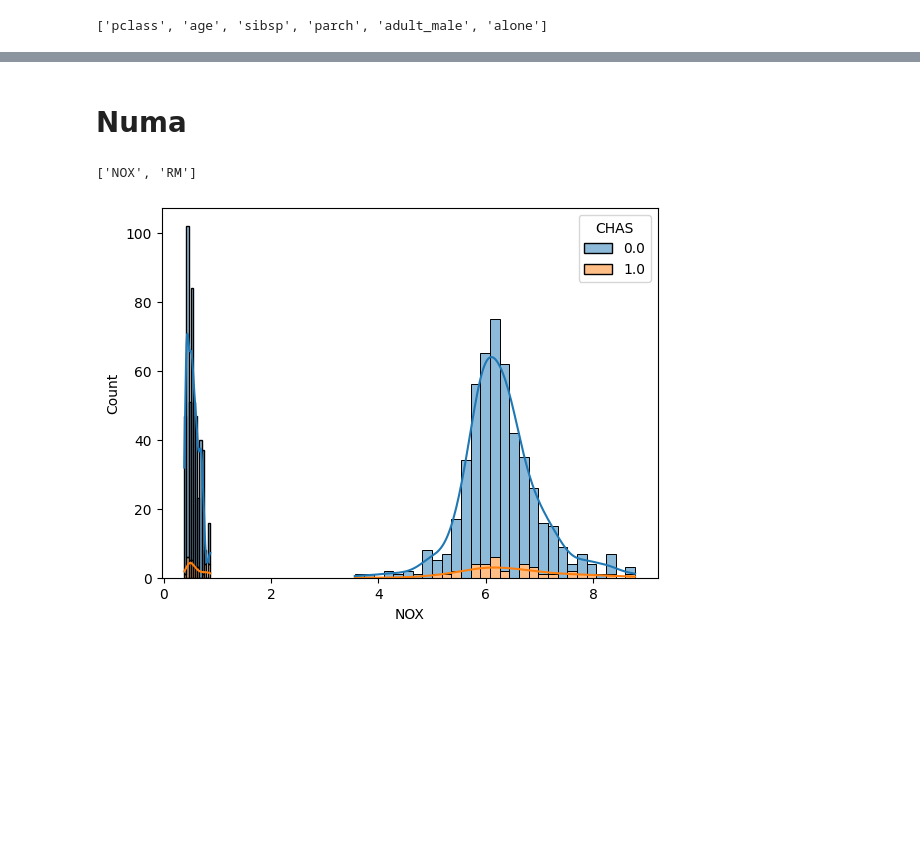
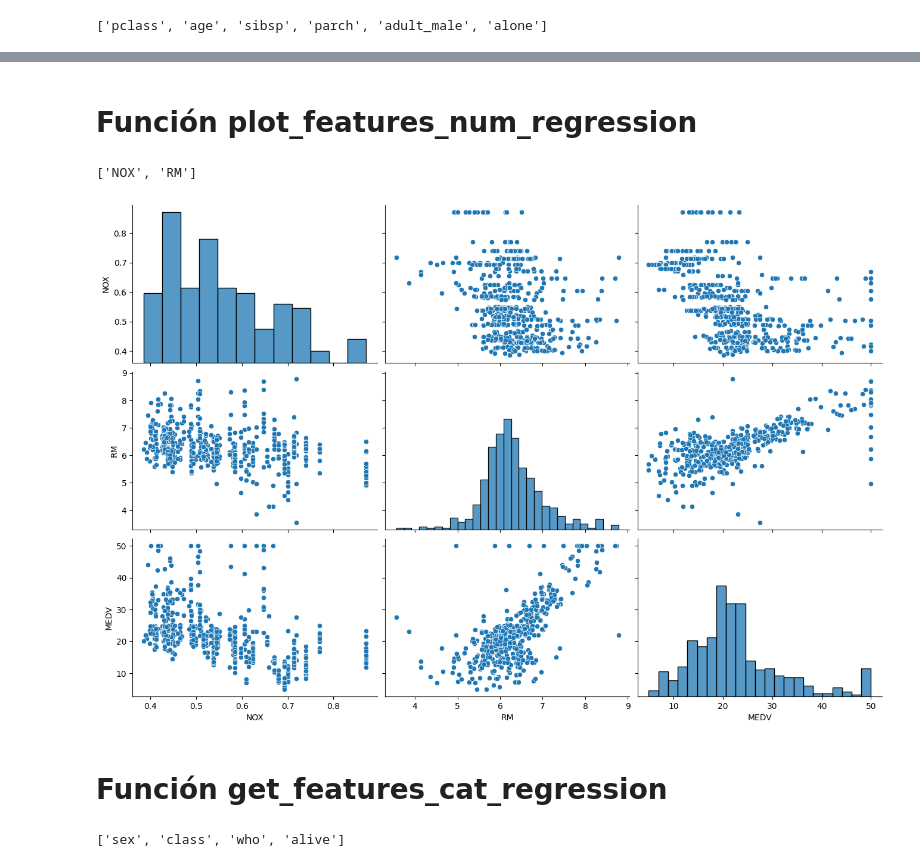
Before and after one commit to RogelioGarciaAlvarez/ONLINE_DS_THEBRIDGE_TEAM_CHALLENGE, a Jupyter notebook: Toolbox/Codigo_ejemplo - copia.ipynb, the cells around one changed output, grey strips where cells are left out. Drawn from its saved outputs; the diff is of its cells as text; code cells hidden in the pictures; blank space fills up the shorter version.

```diff
--- a/Toolbox/Codigo_ejemplo - copia.ipynb
+++ b/Toolbox/Codigo_ejemplo - copia.ipynb
@@ -174,52 +51,10 @@ tools_ML.describir_df(df_titanic)
-# %% [markdown]
-# Numa
-# %%
-def plot_features_cat_regression(dataframe, target_col="", columns=[], pvalue=0.05, with_individual_plot=True):
-
-    # Verificar los valores de entrada
-    if not isinstance(dataframe, pd.DataFrame):
-        raise ValueError("El primer argumento debe ser un dataframe.")
-
-    if target_col not in dataframe.columns:
-        raise ValueError(f"La columna '{target_col}' no existe en el dataframe.")
-
-    if not isinstance(columns, list):
-        raise ValueError("El argumento 'columns' debe ser una lista.")
-
-    if not all(col in dataframe.columns for col in columns):
-        raise ValueError("Al menos una de las columnas especificadas en 'columns' no existe en el dataframe.")
-
-    if not isinstance(pvalue, (float, int)):
-        raise ValueError("El argumento 'pvalue' debe ser un número.")
-
-    if not isinstance(with_individual_plot, bool):
-        raise ValueError("El argumento 'with_individual_plot' debe ser un valor booleano.")
-
-    # Si la lista 'columns' está vacía, asignar las variables numéricas del dataframe
-    if not columns:
-        columns = dataframe.select_dtypes(include=['number']).columns.tolist()
-
-    # Almacenar las columnas que cumplen las condiciones
-    significant_columns = []
-
-    for col in columns:
-        # Realizar el test de chi-cuadrado entre la variable categórica y la target
-        contingency_table = pd.crosstab(dataframe[col], dataframe[target_col])
-        _, p_val, _, _ = chi2_contingency(contingency_table)
-
-        # Comprobar si el p-valor es significativo
-        if p_val <= (1 - pvalue):
-            significant_columns.append(col)
-
-            # Si se especifica, plotear el histograma agrupado
-
-        if with_individual_plot:
-            sns.histplot(data=dataframe, x=col, hue=target_col, multiple="stack", kde=True)
-
-    return significant_columns
-
-
-plot_features_cat_regression(df_practica_rl, target_col = "CHAS", columns = ["NOX","RM"])
-# %% [output]
-['NOX', 'RM']
-[figure, removed]
+# %% [markdown]
+# Función plot_features_num_regression
+# %%
+features_numericas = tools_ML.plot_features_num_regression(df=df_practica_rl, target_col="MEDV", lista_columnas=["NOX","CHAS","RM"], umbral_corr=0.4, umbral_pvalue=0.05, limite_pairplot=3)
+print(features_numericas)
+# %% [output]
+['NOX', 'RM']
+[figure, added]
+# %% [markdown]
+# Función get_features_cat_regression
@@ -225,0 +63,5 @@ plot_features_cat_regression(df_practica_rl, target_col = "CHAS", columns = ["NO
+# %%
+features_categoricas = tools_ML.get_features_cat_regression(df=df_titanic_sin_NaN, target_col="fare", umbral_pvalue=0.05)
+print(features_categoricas)
+# %% [output]
+['sex', 'class', 'who', 'alive']
```
Also changed, not shown: parts of 21 cells of this notebook, 1 other file.
